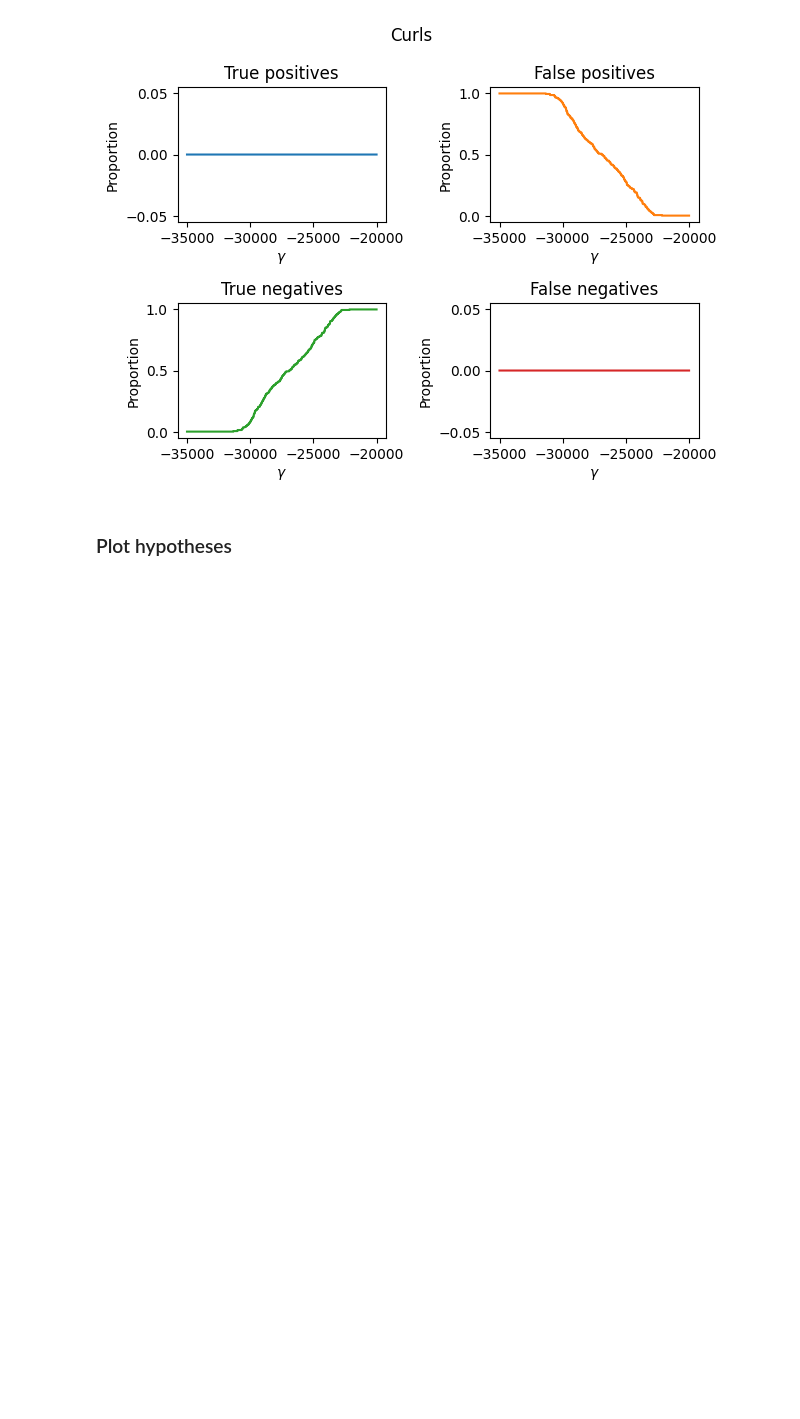
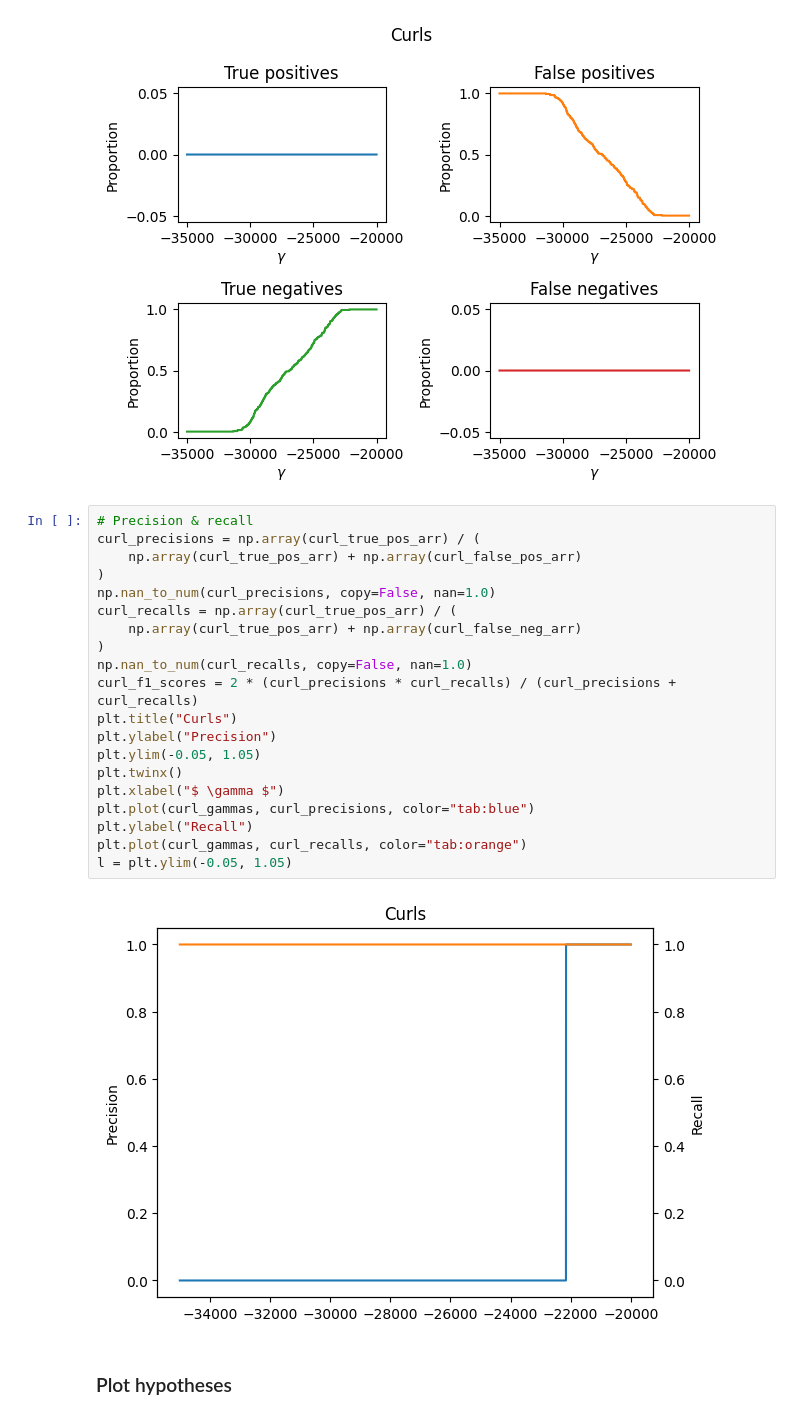
Before and after one commit to sjb296/linear-motion-detection, a Jupyter notebook: main.ipynb, the cells around one changed output. Drawn from its saved outputs; the diff is of its cells as text; blank space fills up the shorter version.

```diff
--- a/main.ipynb
+++ b/main.ipynb
@@ -570,6 +571,28 @@ plot_class_metrics(
 )
 # %% [output]
 [figure]
+# %%
+# Precision & recall
+curl_precisions = np.array(curl_true_pos_arr) / (
+    np.array(curl_true_pos_arr) + np.array(curl_false_pos_arr)
+)
+np.nan_to_num(curl_precisions, copy=False, nan=1.0)
+curl_recalls = np.array(curl_true_pos_arr) / (
+    np.array(curl_true_pos_arr) + np.array(curl_false_neg_arr)
+)
+np.nan_to_num(curl_recalls, copy=False, nan=1.0)
+curl_f1_scores = 2 * (curl_precisions * curl_recalls) / (curl_precisions + curl_recalls)
+plt.title("Curls")
+plt.ylabel("Precision")
+plt.ylim(-0.05, 1.05)
+plt.twinx()
+plt.xlabel("$ \gamma $")
+plt.plot(curl_gammas, curl_precisions, color="tab:blue")
+plt.ylabel("Recall")
+plt.plot(curl_gammas, curl_recalls, color="tab:orange")
+l = plt.ylim(-0.05, 1.05)
+# %% [output]
+[figure, added]
 # %% [markdown]
 ### Plot hypotheses
 # %% [markdown]
```
Also changed, not shown: parts of 11 cells of this notebook.
